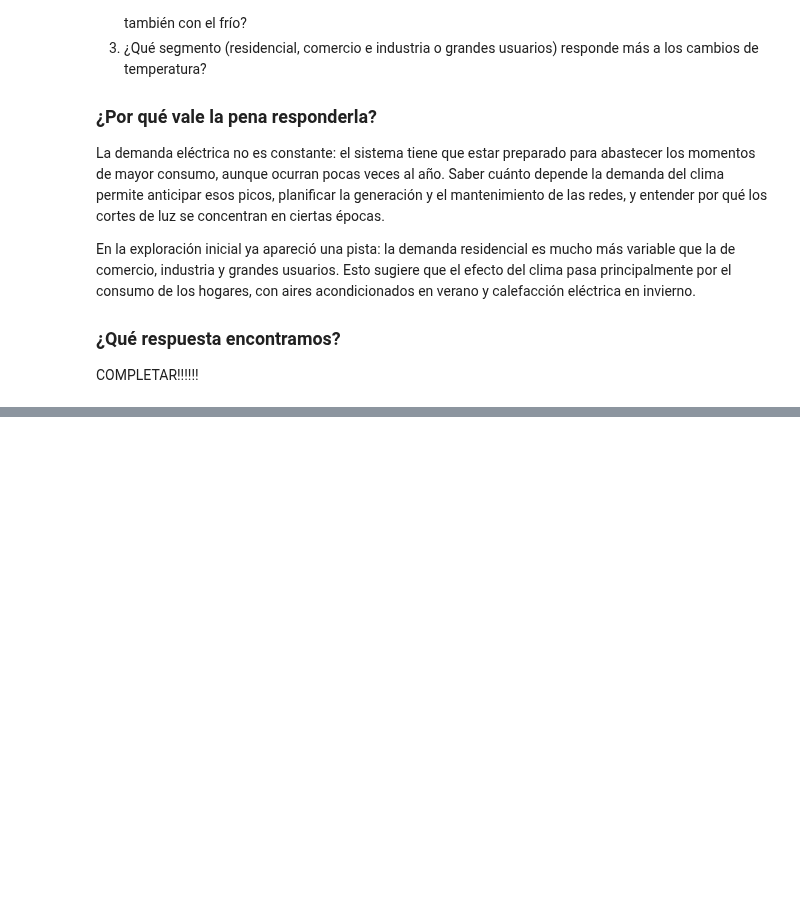
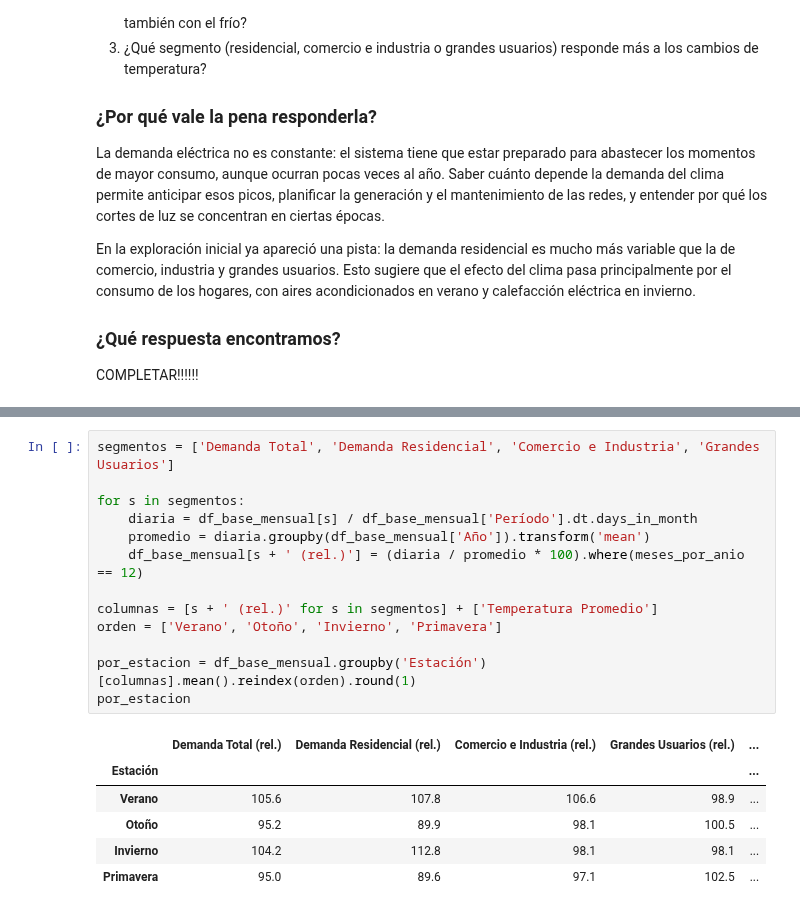
Before and after one commit to RafaelSeri/TP_LABO_MET, a Jupyter notebook: notebooks/Tp_labo.ipynb, the cells around one changed output, grey strips where cells are left out. Drawn from its saved outputs; the diff is of its cells as text; blank space fills up the shorter version.

```diff
--- a/notebooks/Tp_labo.ipynb
+++ b/notebooks/Tp_labo.ipynb
@@ -429,0 +558,20 @@ COMPLETAR!!!!!!
+# %%
+segmentos = ['Demanda Total', 'Demanda Residencial', 'Comercio e Industria', 'Grandes Usuarios']
+
+for s in segmentos:
+    diaria = df_base_mensual[s] / df_base_mensual['Período'].dt.days_in_month
+    promedio = diaria.groupby(df_base_mensual['Año']).transform('mean')
+    df_base_mensual[s + ' (rel.)'] = (diaria / promedio * 100).where(meses_por_anio == 12)
+
+columnas = [s + ' (rel.)' for s in segmentos] + ['Temperatura Promedio']
+orden = ['Verano', 'Otoño', 'Invierno', 'Primavera']
+
+por_estacion = df_base_mensual.groupby('Estación')[columnas].mean().reindex(orden).round(1)
+por_estacion
+# %% [output]
+|  | Demanda Total (rel.) | Demanda Residencial (rel.) | Comercio e Industria (rel.) | Grandes Usuarios (rel.) | ... |
+| Estación |  |  |  |  | ... |
+| Verano | 105.6 | 107.8 | 106.6 | 98.9 | ... |
+| Otoño | 95.2 | 89.9 | 98.1 | 100.5 | ... |
+| Invierno | 104.2 | 112.8 | 98.1 | 98.1 | ... |
+| Primavera | 95.0 | 89.6 | 97.1 | 102.5 | ... |
```
Also changed, not shown: parts of 19 cells of this notebook.
